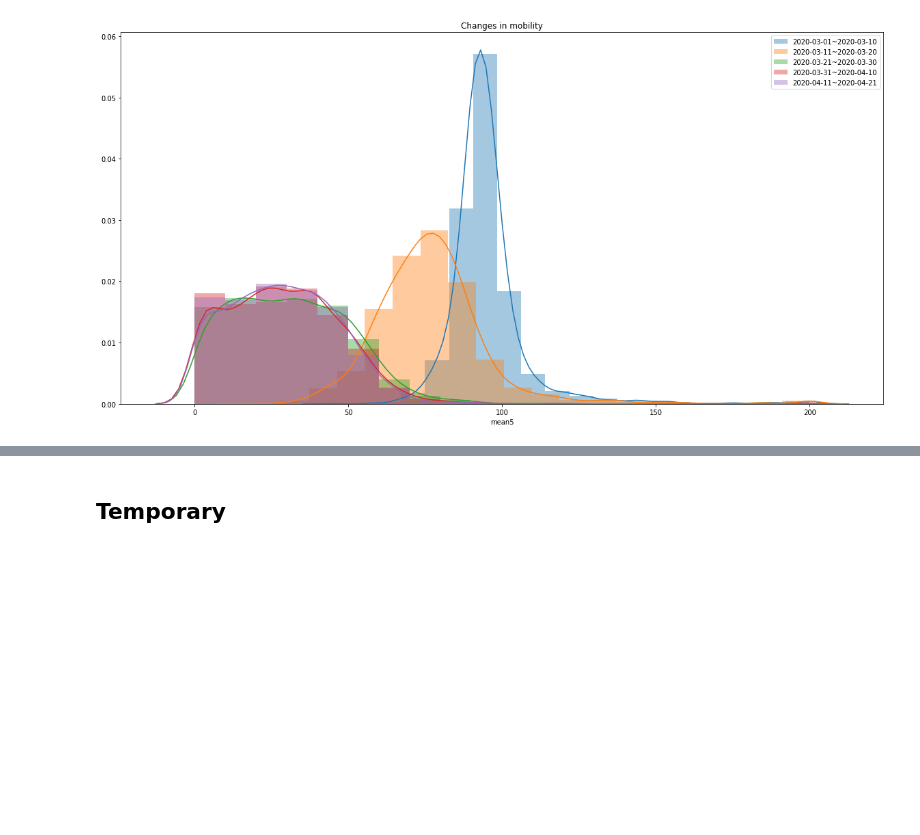
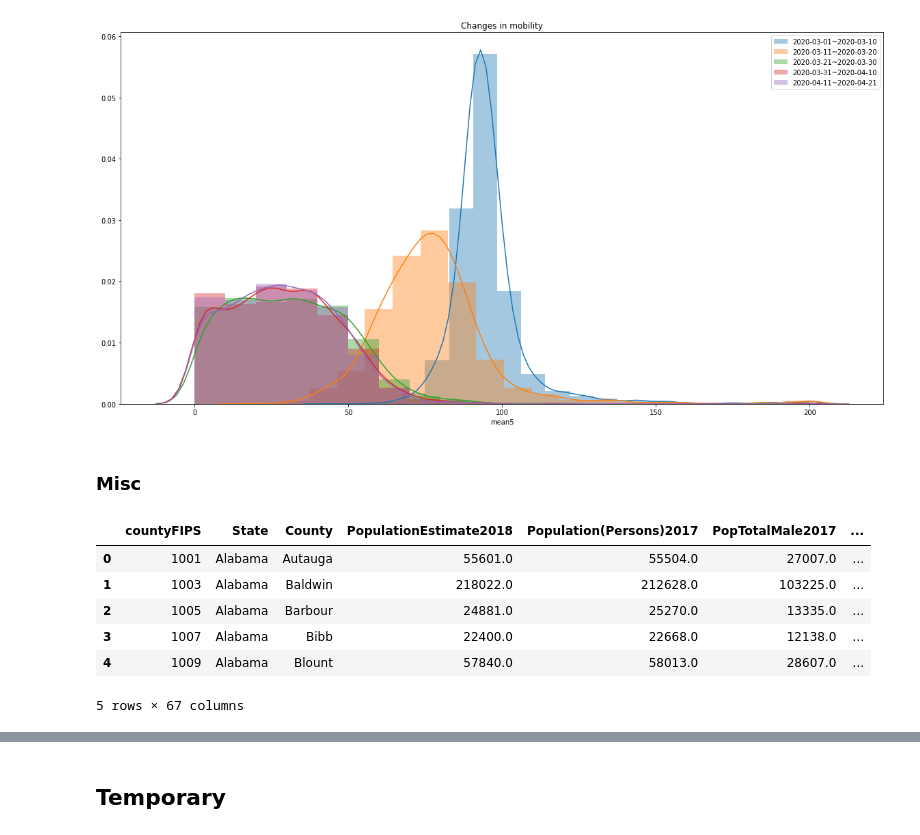
Before and after one commit to danielnee2/SKTW, a Jupyter notebook: TC/prediction_TC.ipynb, the cells around one changed output, grey strips where cells are left out. Cells and saved outputs as stored; diff of their text form; code cells hidden in the pictures; blank space fills up the shorter version.

```diff
--- a/TC/prediction_TC.ipynb
+++ b/TC/prediction_TC.ipynb
@@ -594,3 +598,16 @@ plt.title('Changes in mobility')
 plt.savefig('mobility_changes.png')
 # %% [output]
 [figure]
+# %% [markdown]
+### Misc
+# %%
+df_berkeley = pd.read_csv(datadir + 'us/aggregate_berkeley.csv').set_index('Unnamed: 0').reset_index(drop=True)
+df_berkeley.head()
+# %% [output]
+|  | countyFIPS | State | County | PopulationEstimate2018 | Population(Persons)2017 | PopTotalMale2017 | ... |
+| 0 | 1001 | Alabama | Autauga | 55601.0 | 55504.0 | 27007.0 | ... |
+| 1 | 1003 | Alabama | Baldwin | 218022.0 | 212628.0 | 103225.0 | ... |
+| 2 | 1005 | Alabama | Barbour | 24881.0 | 25270.0 | 13335.0 | ... |
+| 3 | 1007 | Alabama | Bibb | 22400.0 | 22668.0 | 12138.0 | ... |
+| 4 | 1009 | Alabama | Blount | 57840.0 | 58013.0 | 28607.0 | ... |
+5 rows × 67 columns
```
Also changed, not shown: parts of 4 cells of this notebook, 2 other files.
